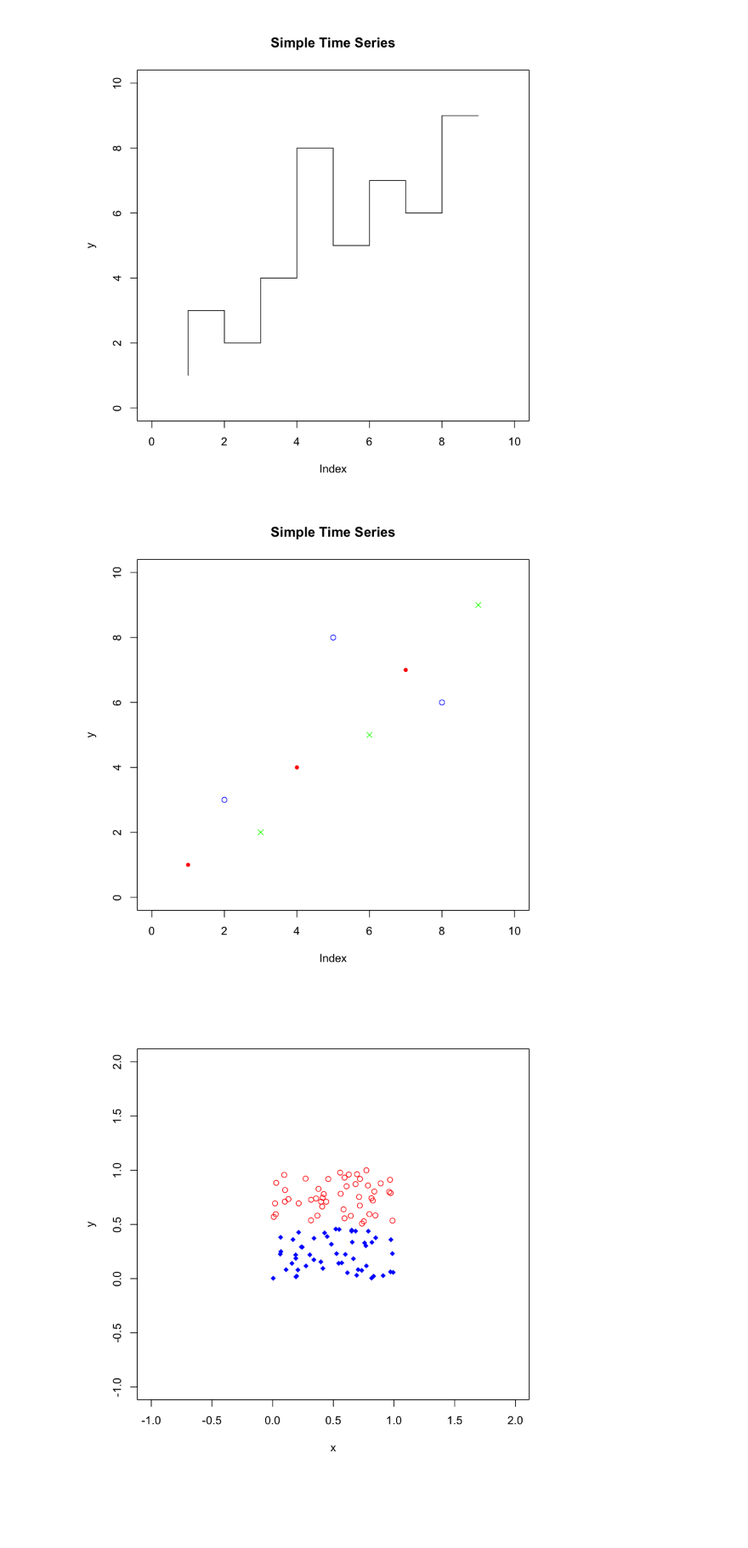
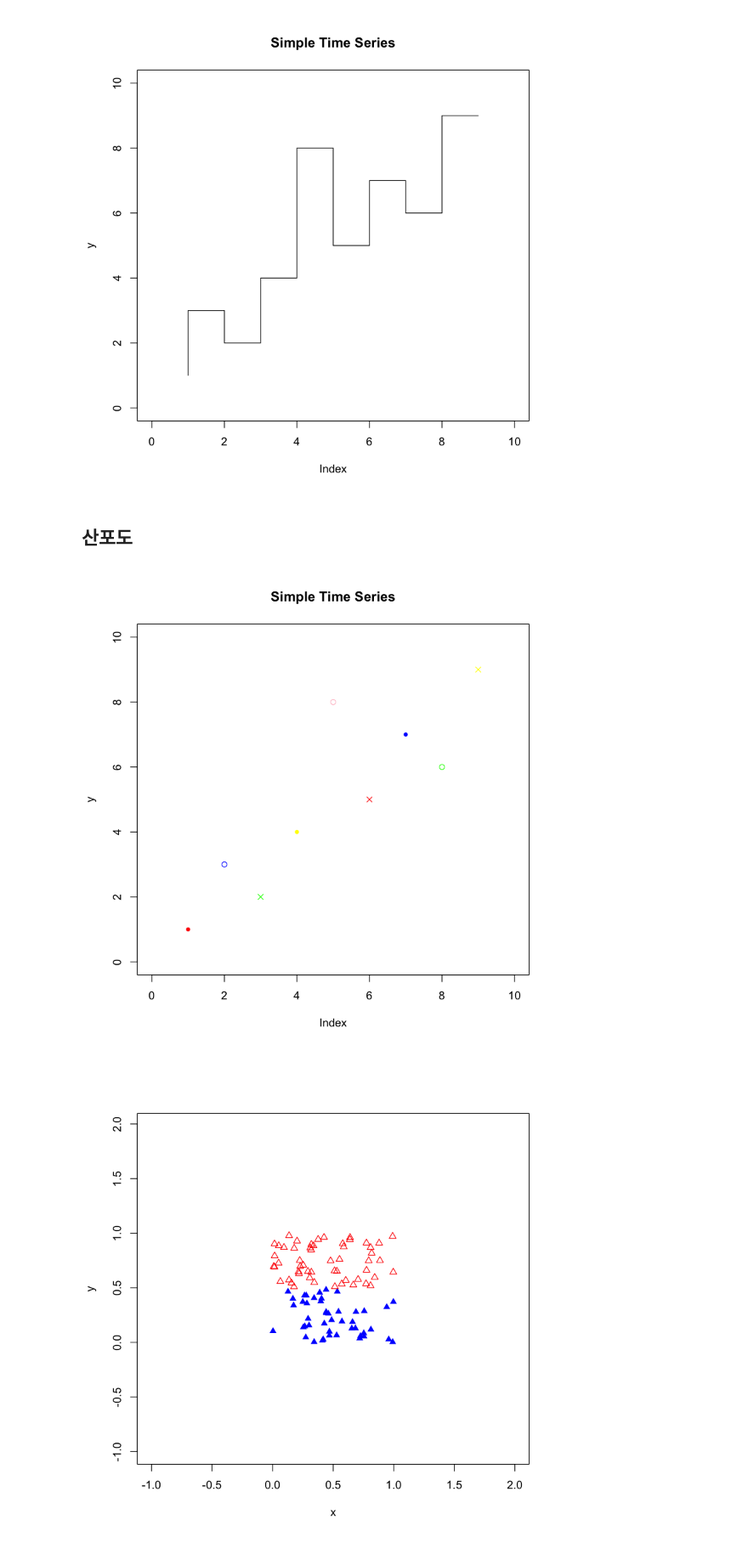
Before and after one commit to JeongYouYoung/R, a Jupyter notebook: 09. 데이터 시각화.ipynb, the cells around one changed output. Shown at 85% size. Saved outputs shown, nothing was run; the diff lists cells and outputs as text; code cells hidden in the pictures; blank space fills up the shorter version.

```diff
--- a/09. 데이터 시각화.ipynb
+++ b/09. 데이터 시각화.ipynb
@@ -181,6 +181,8 @@ plot(y,#<=얘만 데이터고 나머지 순서는 아무 상관없다.
 )
 # %% [output]
 [figure]
+# %% [markdown]
+## 산포도
 # %%
 #데이터의 시각화
 #pch =
@@ -193,10 +195,10 @@ plot(y,#<=얘만 데이터고 나머지 순서는 아무 상관없다.
     type = "p",#기본값 안써도 됨
     #pch = 24, #ifelse 써도 됨! 구분하기 좋겠다.
     pch = c(20, 1,4),
-    col = c("red","blue","green")
+    col = c("red","blue","green","yellow","pink")
 )
 # %% [output]
-[figure, old version]
+[figure, new version]
 # %%
 x <- runif(100)
 y <- runif(100)
@@ -204,11 +206,11 @@ y <- runif(100)
 #pch :y >0.5 이면 1, 아니면 18
 #col :y >0.5 이면 1, "red" 아니면"blue"
 # %%
-plot(x,y,#<=얘만 데이터고 나머지 순서는 아무 상관없다.
+plot(x,y, #<=얘만 데이터고 나머지 순서는 아무 상관없다.
     xlim = c(min(x)-1, max(x)+1),
     ylim = c(min(y)-1, max(y)+1),
-    pch = ifelse(y > 0.5 , 1, 18),
+    pch = ifelse(y > 0.5 , 2, 17),
     col = ifelse(y > 0.5 , "red", "blue")
 )
 # %% [output]
-[figure, old version]
+[figure, new version]
```
Also changed, not shown: parts of 48 cells of this notebook, 1 other file.
